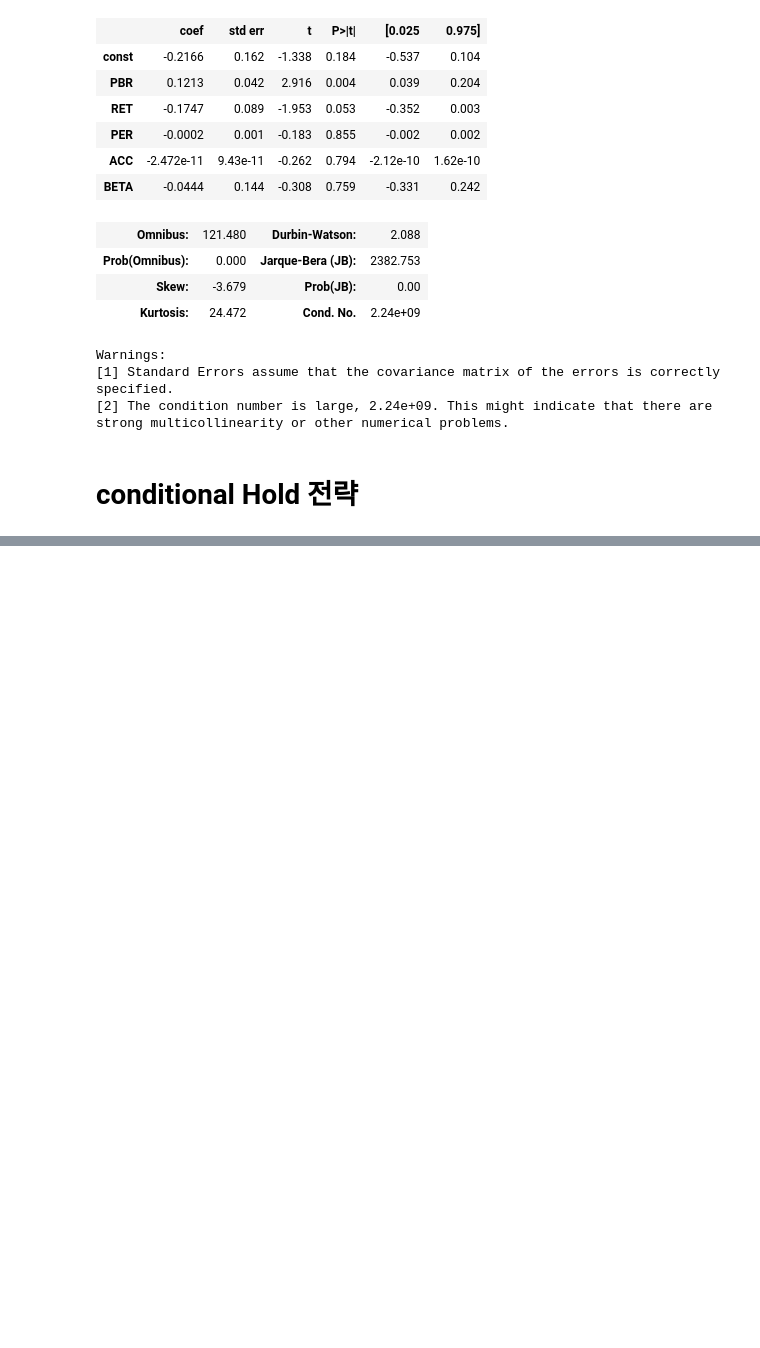
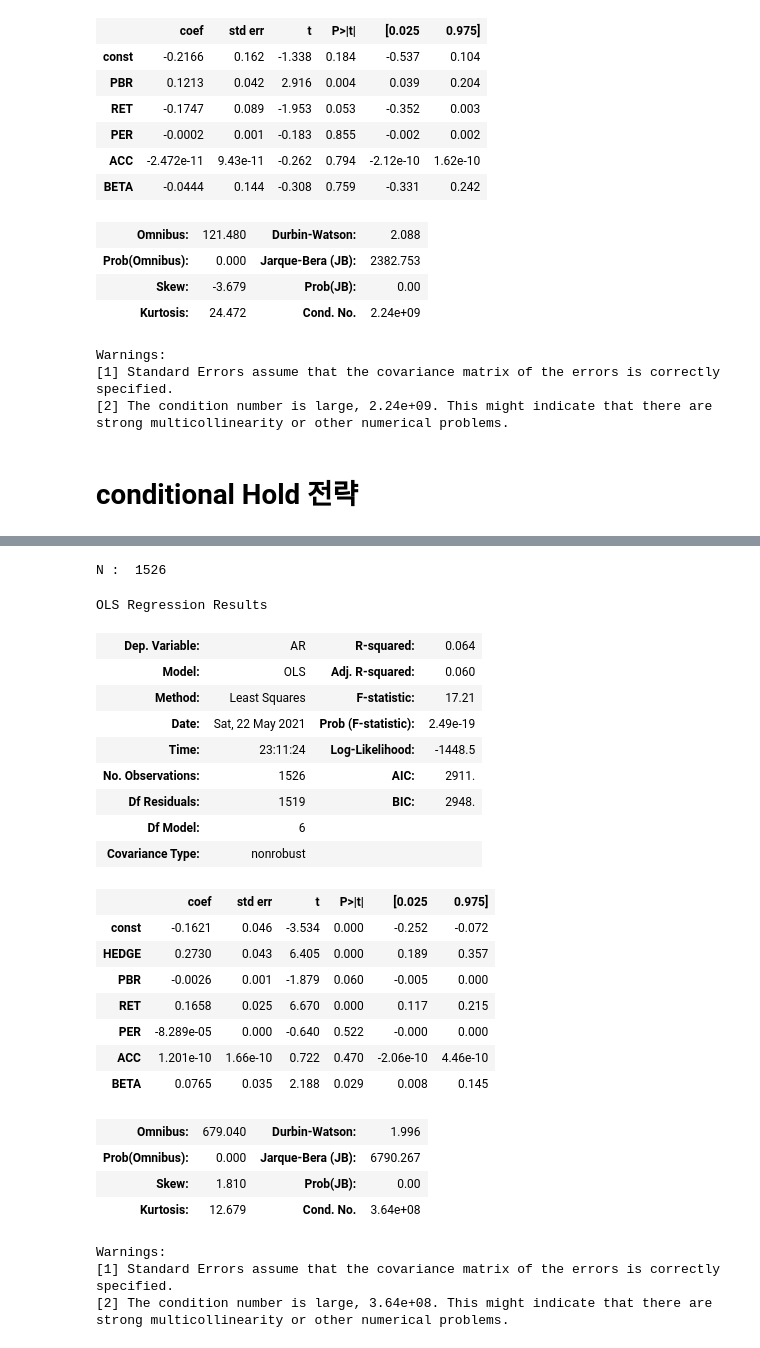
Before and after one commit to hyunyunV/FinanceAnalysis, a Jupyter notebook: Table8_kospi.ipynb, the cells around one changed output, grey strips where cells are left out. Saved outputs shown, nothing was run; the diff lists cells and outputs as text; code cells hidden in the pictures; blank space fills up the shorter version.

```diff
--- a/Table8_kospi.ipynb
+++ b/Table8_kospi.ipynb
@@ -163,0 +196,30 @@ strong multicollinearity or other numerical problems.
+# %%
+MultiLinear(ConsenPorts[0].PEIS[4].table8, ConsenPorts[0].PEIS[0].table8)
+# %% [output]
+N :  1526
+OLS Regression Results
+| Dep. Variable: | AR | R-squared: | 0.064 |
+| Model: | OLS | Adj. R-squared: | 0.060 |
+| Method: | Least Squares | F-statistic: | 17.21 |
+| Date: | Sat, 22 May 2021 | Prob (F-statistic): | 2.49e-19 |
+| Time: | 23:11:24 | Log-Likelihood: | -1448.5 |
+| No. Observations: | 1526 | AIC: | 2911. |
+| Df Residuals: | 1519 | BIC: | 2948. |
+| Df Model: | 6 |  |  |
+| Covariance Type: | nonrobust |  |  |
+|  | coef | std err | t | P>|t| | [0.025 | 0.975] |
+| const | -0.1621 | 0.046 | -3.534 | 0.000 | -0.252 | -0.072 |
+| HEDGE | 0.2730 | 0.043 | 6.405 | 0.000 | 0.189 | 0.357 |
+| PBR | -0.0026 | 0.001 | -1.879 | 0.060 | -0.005 | 0.000 |
+| RET | 0.1658 | 0.025 | 6.670 | 0.000 | 0.117 | 0.215 |
+| PER | -8.289e-05 | 0.000 | -0.640 | 0.522 | -0.000 | 0.000 |
+| ACC | 1.201e-10 | 1.66e-10 | 0.722 | 0.470 | -2.06e-10 | 4.46e-10 |
+| BETA | 0.0765 | 0.035 | 2.188 | 0.029 | 0.008 | 0.145 |
+| Omnibus: | 679.040 | Durbin-Watson: | 1.996 |
+| Prob(Omnibus): | 0.000 | Jarque-Bera (JB): | 6790.267 |
+| Skew: | 1.810 | Prob(JB): | 0.00 |
+| Kurtosis: | 12.679 | Cond. No. | 3.64e+08 |
+Warnings:
+[1] Standard Errors assume that the covariance matrix of the errors is correctly specified.
+[2] The condition number is large, 3.64e+08. This might indicate that there are
+strong multicollinearity or other numerical problems.
```
Also changed, not shown: parts of 6 cells of this notebook, 16 other files.
